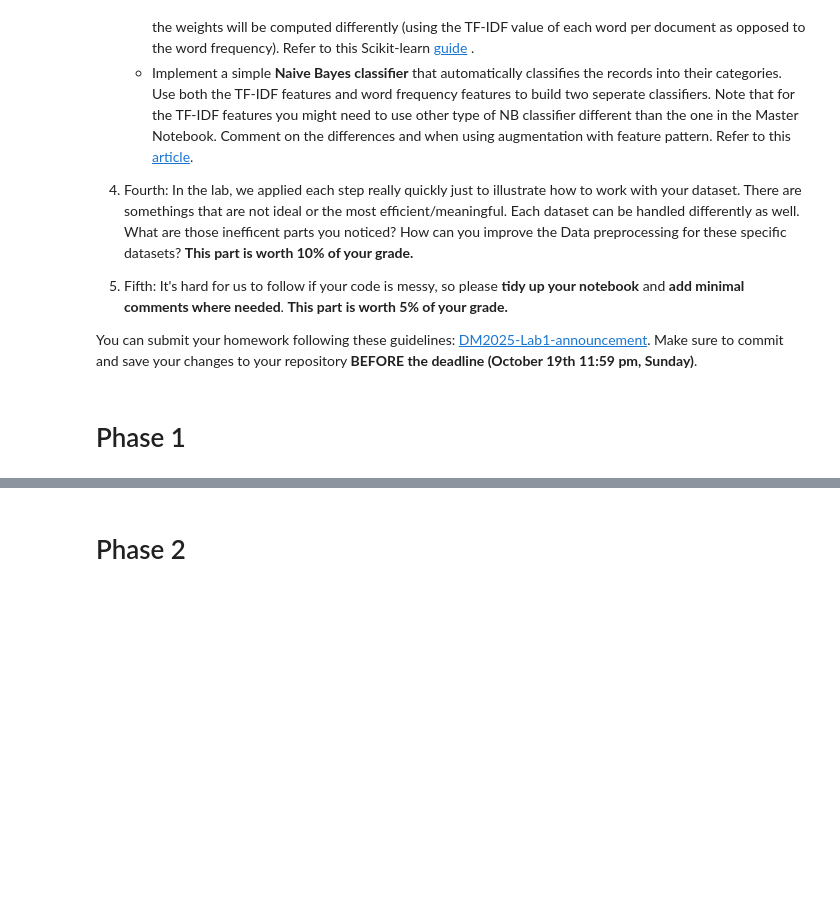
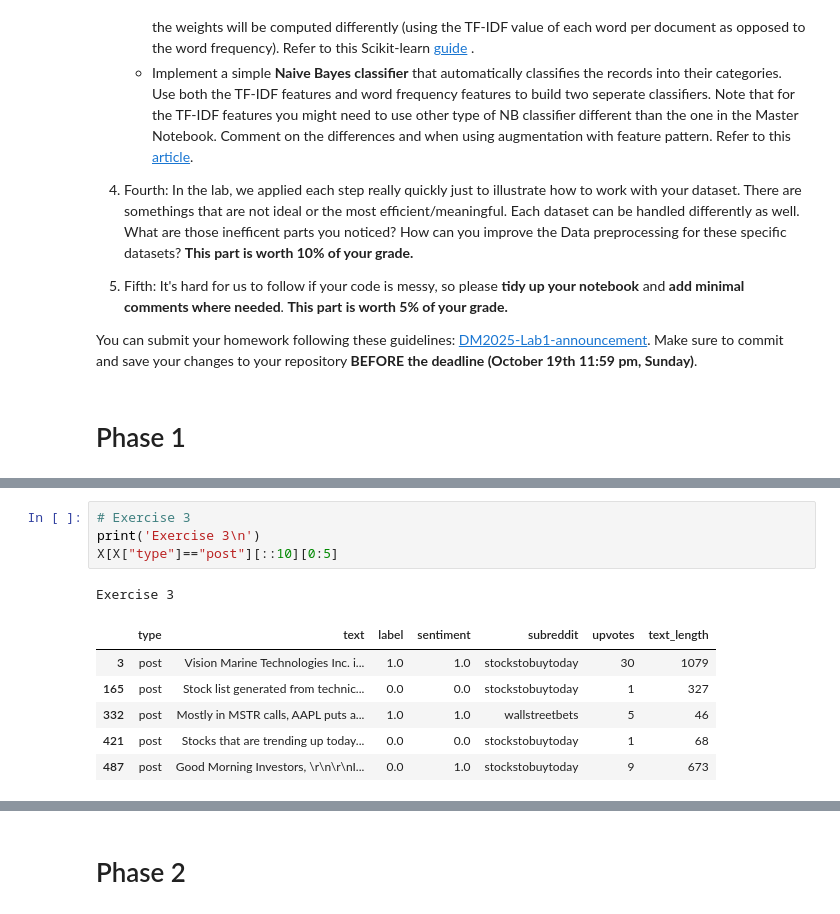
Before and after one commit to Newpage927/DM2025-Lab1-Exercise, a Jupyter notebook: DM2025-Lab1-Homework.ipynb, the cells around one changed output, grey strips where cells are left out. Cells and saved outputs as stored; diff of their text form; blank space fills up the shorter version.

```diff
--- a/DM2025-Lab1-Homework.ipynb
+++ b/DM2025-Lab1-Homework.ipynb
@@ -62,0 +132,12 @@ You can submit your homework following these guidelines: [DM2025-Lab1-announceme
+# %%
+# Exercise 3
+print('Exercise 3\n')
+X[X["type"]=="post"][::10][0:5]
+# %% [output]
+Exercise 3
+|  | type | text | label | sentiment | subreddit | upvotes | text_length |
+| 3 | post | Vision Marine Technologies Inc. i... | 1.0 | 1.0 | stockstobuytoday | 30 | 1079 |
+| 165 | post | Stock list generated from technic... | 0.0 | 0.0 | stockstobuytoday | 1 | 327 |
+| 332 | post | Mostly in MSTR calls, AAPL puts a... | 1.0 | 1.0 | wallstreetbets | 5 | 46 |
+| 421 | post | Stocks that are trending up today... | 0.0 | 0.0 | stockstobuytoday | 1 | 68 |
+| 487 | post | Good Morning Investors, \r\n\r\nI... | 0.0 | 1.0 | stockstobuytoday | 9 | 673 |
```
Also changed, not shown: parts of 12 cells of this notebook, 1 other file.
